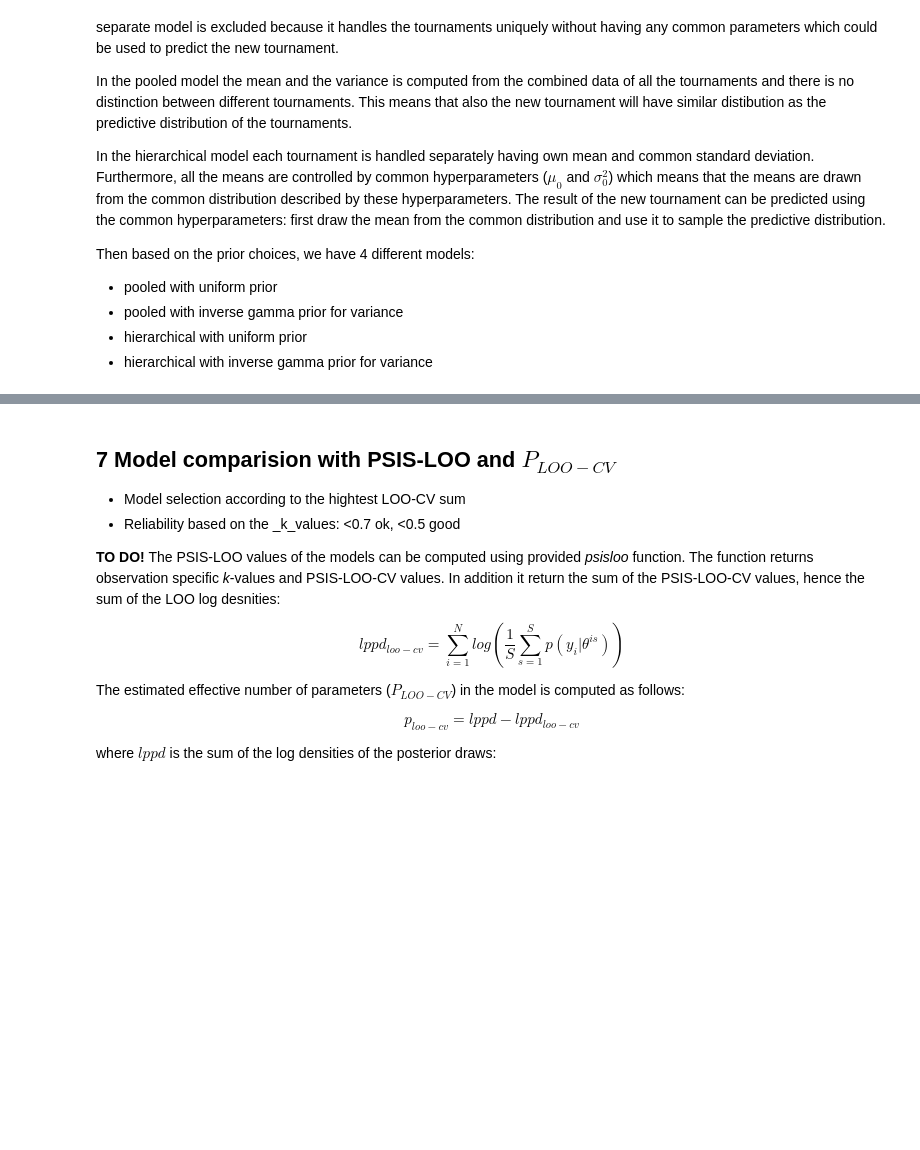
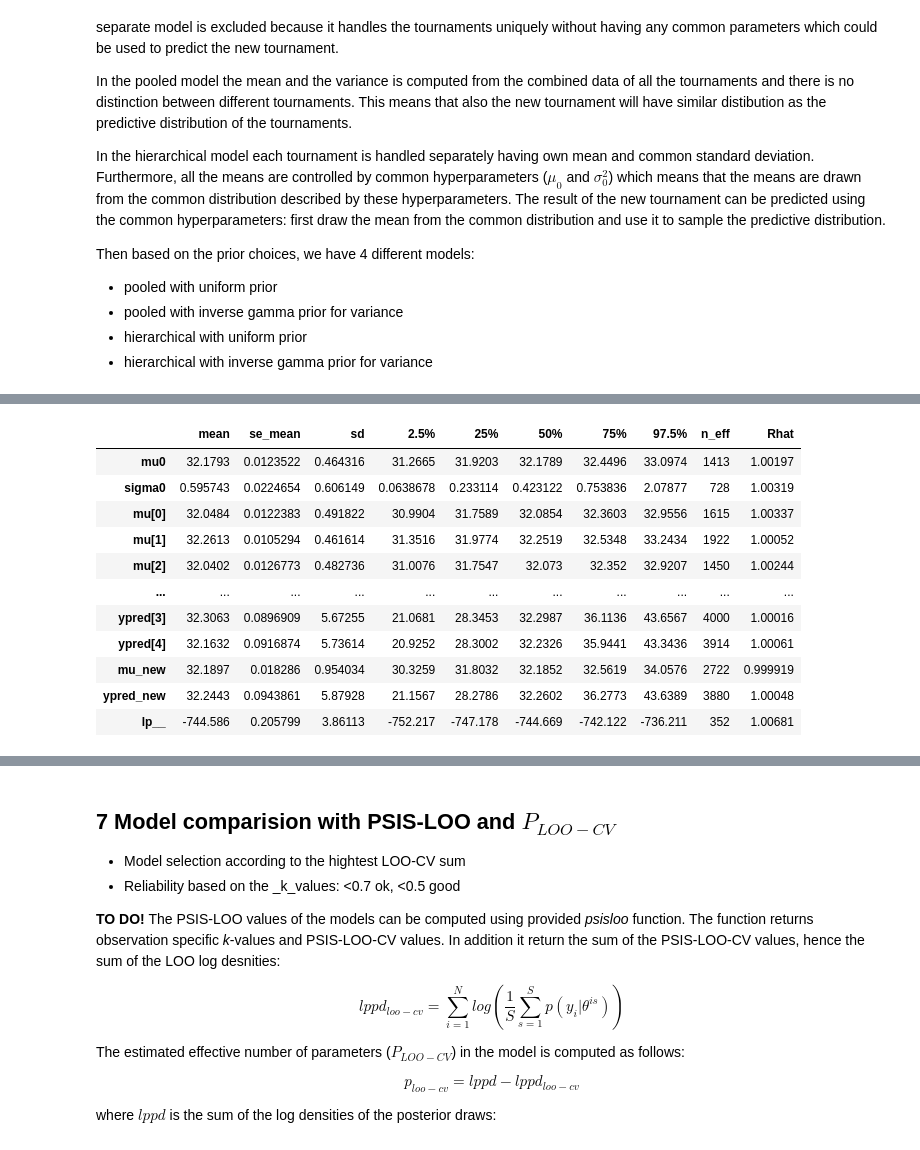
Before and after one commit to fuksi/bda_project_2018, a Jupyter notebook: notebook/BWF Badminton.ipynb, the cells around one changed output, grey strips where cells are left out. Cells and saved outputs as stored; diff of their text form; code cells hidden in the pictures; blank space fills up the shorter version.

```diff
--- a/notebook/BWF Badminton.ipynb
+++ b/notebook/BWF Badminton.ipynb
@@ -182,0 +289,6 @@ INFO:pystan:COMPILING THE C++ CODE FOR MODEL anon_model_fa6169eb72725ff16af37d26
+# %%
+# Fit hierarchical uniform model
+hier_uni_df, hier_uni_fit = compute_model(r'stan_code/hier_uniform_prior.stan', hierarchical_data_model)
+# Print the summary of the fit
+print_compact_fit(hier_uni_df)
+# %% [output]
@@ -182,0 +296,12 @@ INFO:pystan:COMPILING THE C++ CODE FOR MODEL anon_model_fa6169eb72725ff16af37d26
+|  | mean | se_mean | sd | 2.5% | 25% | 50% | 75% | 97.5% | n_eff | Rhat |
+| mu0 | 32.1793 | 0.0123522 | 0.464316 | 31.2665 | 31.9203 | 32.1789 | 32.4496 | 33.0974 | 1413 | 1.00197 |
+| sigma0 | 0.595743 | 0.0224654 | 0.606149 | 0.0638678 | 0.233114 | 0.423122 | 0.753836 | 2.07877 | 728 | 1.00319 |
+| mu[0] | 32.0484 | 0.0122383 | 0.491822 | 30.9904 | 31.7589 | 32.0854 | 32.3603 | 32.9556 | 1615 | 1.00337 |
+| mu[1] | 32.2613 | 0.0105294 | 0.461614 | 31.3516 | 31.9774 | 32.2519 | 32.5348 | 33.2434 | 1922 | 1.00052 |
+| mu[2] | 32.0402 | 0.0126773 | 0.482736 | 31.0076 | 31.7547 | 32.073 | 32.352 | 32.9207 | 1450 | 1.00244 |
+| ... | ... | ... | ... | ... | ... | ... | ... | ... | ... | ... |
+| ypred[3] | 32.3063 | 0.0896909 | 5.67255 | 21.0681 | 28.3453 | 32.2987 | 36.1136 | 43.6567 | 4000 | 1.00016 |
+| ypred[4] | 32.1632 | 0.0916874 | 5.73614 | 20.9252 | 28.3002 | 32.2326 | 35.9441 | 43.3436 | 3914 | 1.00061 |
+| mu_new | 32.1897 | 0.018286 | 0.954034 | 30.3259 | 31.8032 | 32.1852 | 32.5619 | 34.0576 | 2722 | 0.999919 |
+| ypred_new | 32.2443 | 0.0943861 | 5.87928 | 21.1567 | 28.2786 | 32.2602 | 36.2773 | 43.6389 | 3880 | 1.00048 |
+| lp__ | -744.586 | 0.205799 | 3.86113 | -752.217 | -747.178 | -744.669 | -742.122 | -736.211 | 352 | 1.00681 |
```
Also changed, not shown: parts of 30 cells of this notebook.
